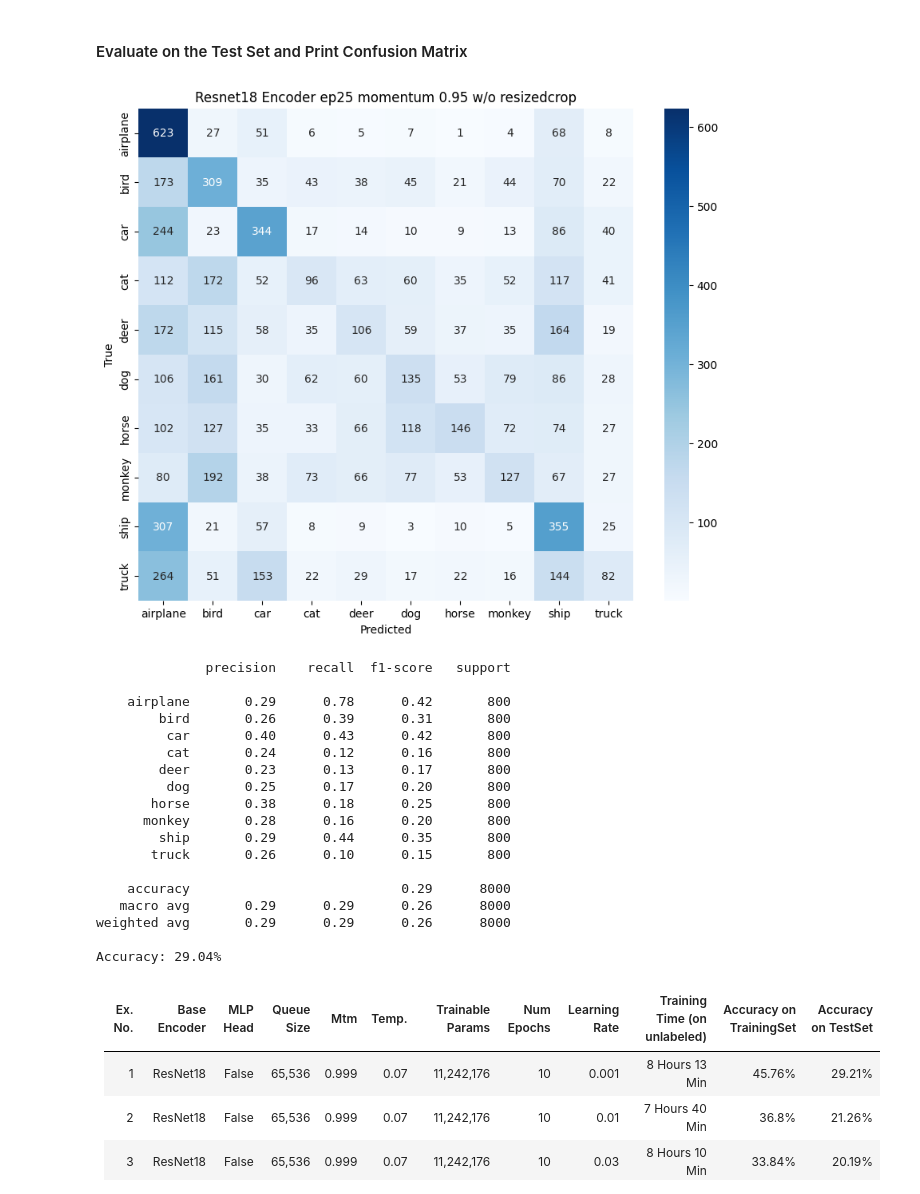
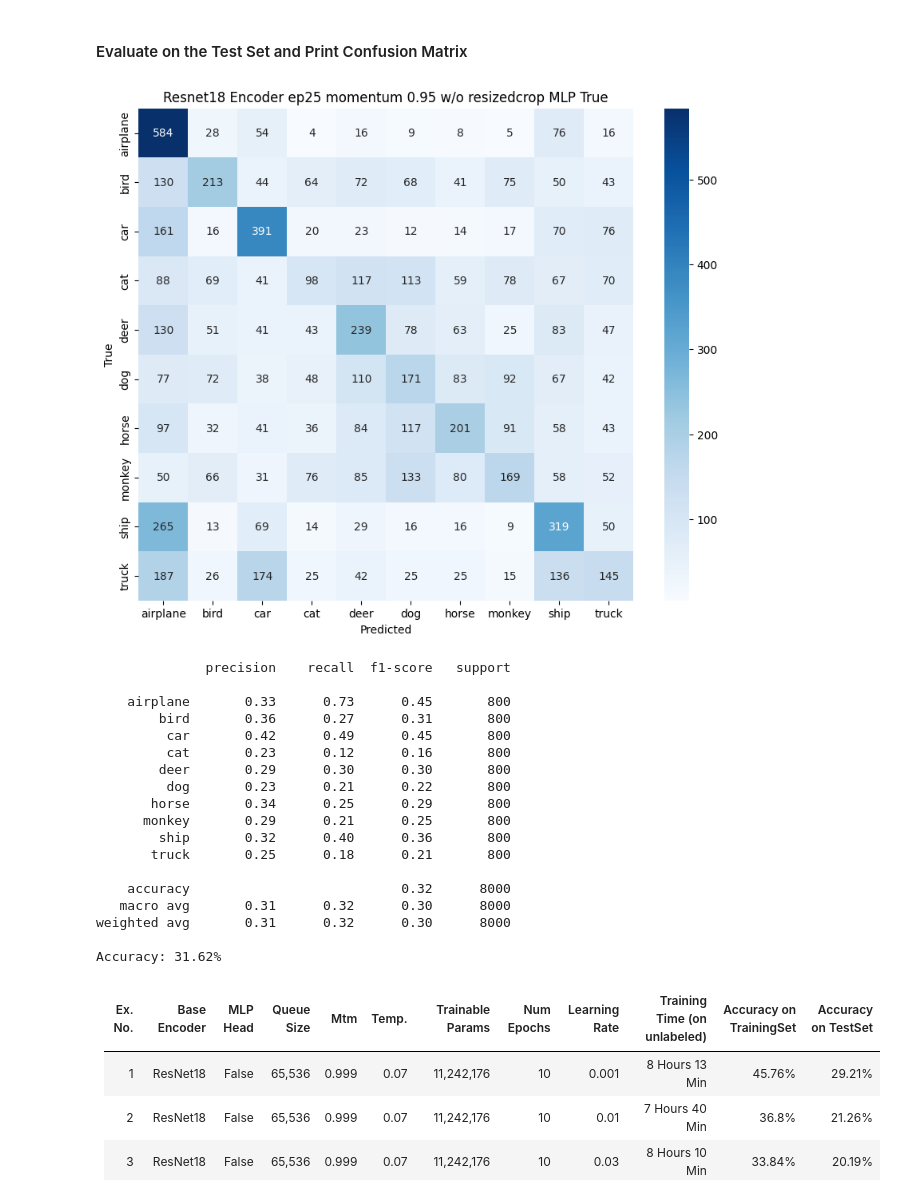
Before and after one commit to k-karna/MoCo_Self_Supervised, a Jupyter notebook: MoCo.ipynb, the cells around one changed output. Cells and saved outputs as stored; diff of their text form; code cells hidden in the pictures.

```diff
--- a/MoCo.ipynb
+++ b/MoCo.ipynb
@@ -154,6 +154,13 @@ class MoCo(nn.Module):
         # creating the query and key encoder
         self.encoder_query = base_encoder(num_classes=dim)
         self.encoder_key = base_encoder(num_classes=dim)
+
+        if mlp:
+            dim_mlp = self.encoder_query.fc.weight.shape[1]
+            self.encoder_query.fc = nn.Sequential(
+                nn.Linear(dim_mlp, dim_mlp), nn.ReLU(), self.encoder_query.fc)
+            self.encoder_key.fc = nn.Sequential(
+                nn.Linear(dim_mlp, dim_mlp), nn.ReLU(), self.encoder_key.fc)
 
         #initializing key encoder with query encoder weights
         for param_query, param_key in zip(self.encoder_query.parameters(), self.encoder_key.parameters()):
@@ -190,6 +197,9 @@ class MoCo(nn.Module):
         ptr = (ptr + batch_size) % self.queue_size
         self.queue_ptr[0] = ptr
 
+        # Re-normalize the entire queue after the update
+        self.queue = F.normalize(self.queue, dim=0)
+
     def forward(self, query_image, key_image):
         """
         Args:
@@ -336,8 +349,6 @@ for epoch in range(num_epochs):
   start_time = time.time()
 
   for query_images, key_images in tqdm(unlabeled_loader):
-    query_images = query_images
-    key_images = key_images #the same image for query and key (with different augmentation)
 
     #forward pass
     logits, labels = model(query_images, key_images)
@@ -393,21 +404,20 @@ linear_classifier = nn.Linear(128, 10)
 optimizer = Adam(linear_classifier.parameters(), lr=0.01)
 criterion = nn.CrossEntropyLoss()
 # %%
+num_epochs = 40
 total_training_time = 0
 
-for epoch in range(30):
+for epoch in range(num_epochs):
   model.eval()
   total_loss = 0
   correct = 0
 
   start_time = time.time()
 
-  for im, labels in tqdm(train_loader):
-    im = im
-    labels = labels
-    #extract feature
+  for images, labels in tqdm(train_loader):
+
     with torch.no_grad():
-      features = model.encoder_query(im)
+      features = model.encoder_query(images)
     #forward pass
     outputs = linear_classifier(features)
     outputs = outputs.type(torch.float32)
@@ -451,12 +461,10 @@ y_true = []
 y_pred = []
 
 model.eval()
-for im, labels in tqdm(test_loader):
-    im = im
-    labels = labels
+for images, labels in tqdm(test_loader):
 
     with torch.no_grad():
-        features = model.encoder_query(im)
+        features = model.encoder_query(images)
         outputs = linear_classifier(features)
         _, predicted = torch.max(outputs, 1)
 
@@ -465,42 +473,42 @@ for im, labels in tqdm(test_loader):
 # %%
 from sklearn.metrics import confusion_matrix, classification_report, accuracy_score
 import seaborn as sns
 
 
 def plot_confusion_matrix(y_true, y_pred, classes, save_path=None):
     cm = confusion_matrix(y_true, y_pred)
     plt.figure(figsize=(10, 8))
     sns.heatmap(cm, annot=True, fmt="d", cmap="Blues", xticklabels=classes, yticklabels=classes)
     plt.xlabel("Predicted")
     plt.ylabel("True")
-    plt.title("Resnet18 Encoder ep25 momentum 0.95 w/o resizedcrop")
+    plt.title("Resnet18 Encoder ep25 momentum 0.95 w/o resizedcrop MLP True")
     if save_path:
         plt.savefig(save_path, dpi=300, bbox_inches="tight")
     plt.show()
 
-plot_confusion_matrix(y_true, y_pred, classes=train_set.classes, save_path="conf_mat_resnet18_25_ep_m_095_wo_resizedcrop.png")
+plot_confusion_matrix(y_true, y_pred, classes=train_set.classes, save_path="conf_mat_25_ep_m_095_wo_resizedcrop_MLP.png")
 print(classification_report(y_true, y_pred, target_names=train_set.classes))
 print(f"Accuracy: {accuracy_score(y_true, y_pred) * 100:.2f}%")
 # %% [output]
-[figure, old version]
+[figure, new version]
               precision    recall  f1-score   support
 
-    airplane       0.29      0.78      0.42       800
-        bird       0.26      0.39      0.31       800
-         car       0.40      0.43      0.42       800
-         cat       0.24      0.12      0.16       800
-        deer       0.23      0.13      0.17       800
-         dog       0.25      0.17      0.20       800
-       horse       0.38      0.18      0.25       800
-      monkey       0.28      0.16      0.20       800
-        ship       0.29      0.44      0.35       800
-       truck       0.26      0.10      0.15       800
+    airplane       0.33      0.73      0.45       800
+        bird       0.36      0.27      0.31       800
+         car       0.42      0.49      0.45       800
+         cat       0.23      0.12      0.16       800
+        deer       0.29      0.30      0.30       800
+         dog       0.23      0.21      0.22       800
+       horse       0.34      0.25      0.29       800
+      monkey       0.29      0.21      0.25       800
+        ship       0.32      0.40      0.36       800
+       truck       0.25      0.18      0.21       800
 
-    accuracy                           0.29      8000
-   macro avg       0.29      0.29      0.26      8000
-weighted avg       0.29      0.29      0.26      8000
+    accuracy                           0.32      8000
+   macro avg       0.31      0.32      0.30      8000
+weighted avg       0.31      0.32      0.30      8000
 
-Accuracy: 29.04%
+Accuracy: 31.62%
 # %% [markdown]
 
 
```
Also changed, not shown: parts of 6 cells of this notebook, 2 other files.
